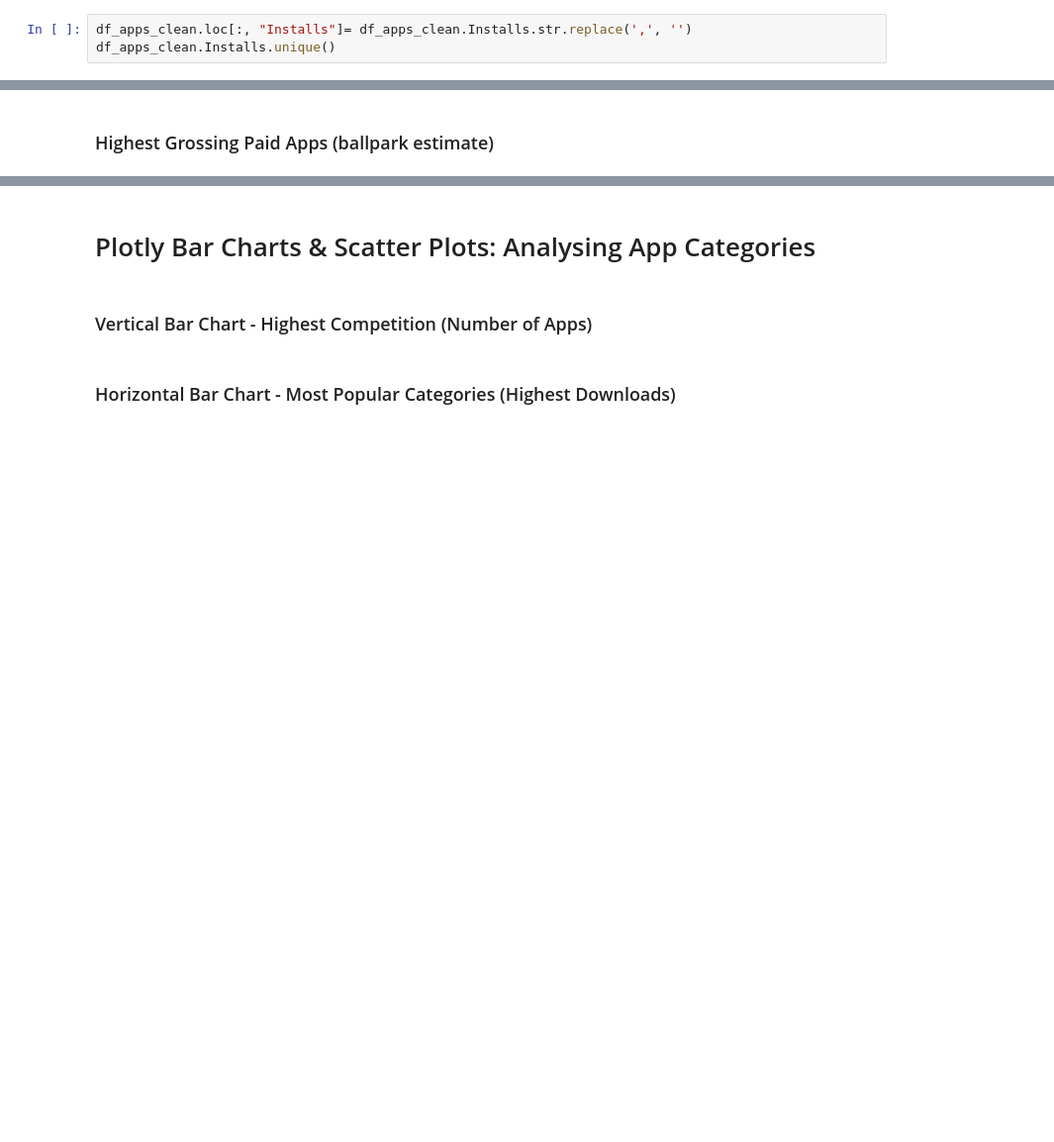
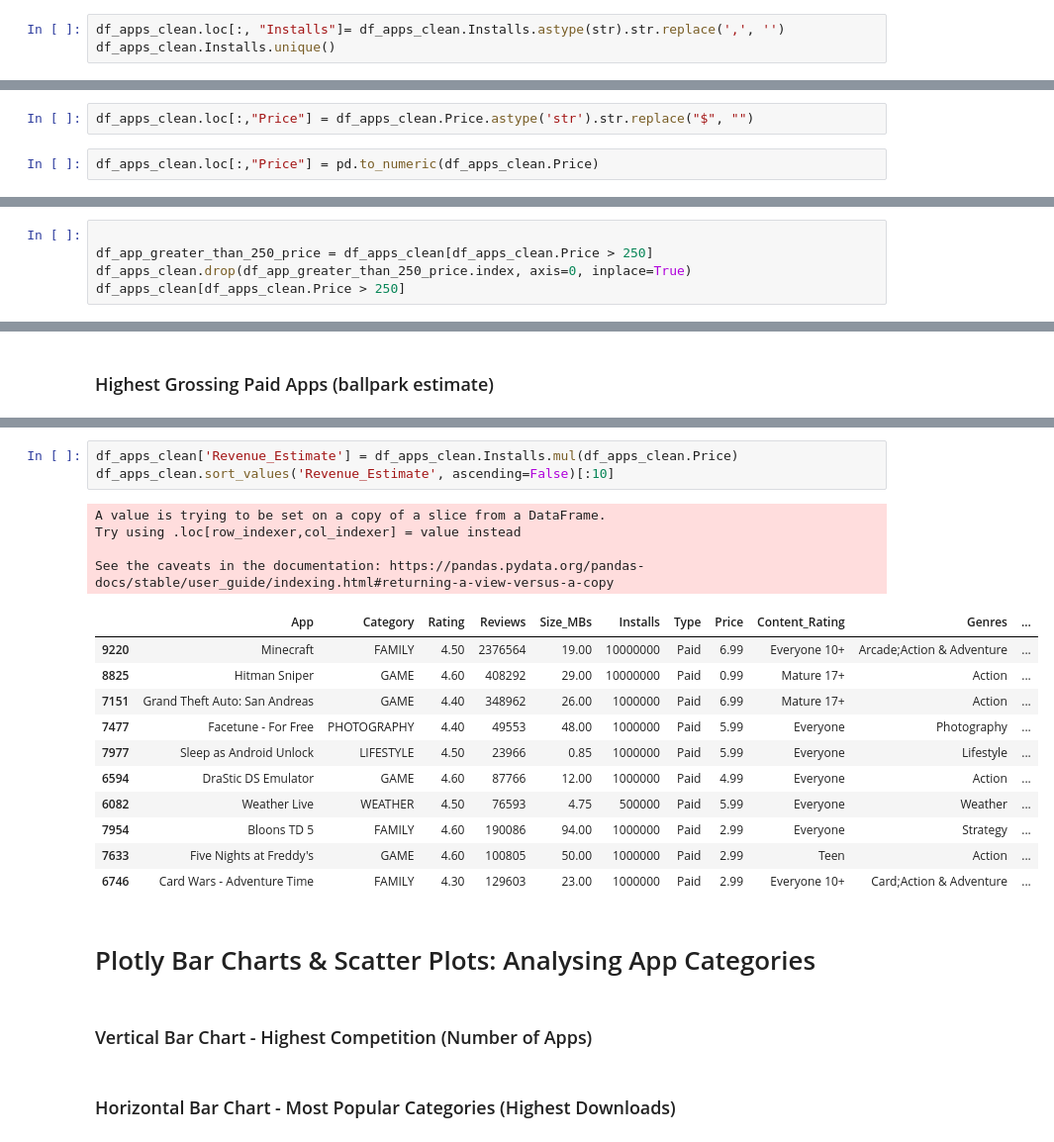
Before and after one commit to shahiddhariwala/google_app_store_data_analysis_visualization, a Jupyter notebook: Google Play Store App Analytics.ipynb, the cells around one changed output, grey strips where cells are left out. Shown at 99% size. Cells and saved outputs as stored; diff of their text form; blank space fills up the shorter version.

Commit message:
Price and Revenue analysis

```diff
--- a/Google Play Store App Analytics.ipynb
+++ b/Google Play Store App Analytics.ipynb
@@ -284,7 +284,7 @@ array(['1', '5', '10', '50', '100', '500', '1,000', '5,000', '10,000',
        '10,000,000', '50,000,000', '100,000,000', '500,000,000',
        '1,000,000,000'], dtype=object)
 # %%
-df_apps_clean.loc[:, "Installs"]= df_apps_clean.Installs.str.replace(',', '')
+df_apps_clean.loc[:, "Installs"]= df_apps_clean.Installs.astype(str).str.replace(',', '')
 df_apps_clean.Installs.unique()
 # %% [output]
 array(['1', '5', '10', '50', '100', '500', '1000', '5000', '10000',
@@ -307,0 +347,4 @@ Add a column called 'Revenue_Estimate' to the DataFrame. This column should hold
+# %%
+df_apps_clean.loc[:,"Price"] = df_apps_clean.Price.astype('str').str.replace("$", "")
+# %%
+df_apps_clean.loc[:,"Price"] = pd.to_numeric(df_apps_clean.Price)
@@ -309,0 +381,5 @@ Add a column called 'Revenue_Estimate' to the DataFrame. This column should hold
+# %%
+
+df_app_greater_than_250_price = df_apps_clean[df_apps_clean.Price > 250]
+df_apps_clean.drop(df_app_greater_than_250_price.index, axis=0, inplace=True)
+df_apps_clean[df_apps_clean.Price > 250]
@@ -312,3 +407,22 @@ Add a column called 'Revenue_Estimate' to the DataFrame. This column should hold
+# %%
+df_apps_clean['Revenue_Estimate'] = df_apps_clean.Installs.mul(df_apps_clean.Price)
+df_apps_clean.sort_values('Revenue_Estimate', ascending=False)[:10]
+# %% [output]
+A value is trying to be set on a copy of a slice from a DataFrame.
+Try using .loc[row_indexer,col_indexer] = value instead
+
+See the caveats in the documentation: https://pandas.pydata.org/pandas-docs/stable/user_guide/indexing.html#returning-a-view-versus-a-copy
+|  | App | Category | Rating | Reviews | Size_MBs | Installs | Type | Price | Content_Rating | Genres | ... |
+| 9220 | Minecraft | FAMILY | 4.50 | 2376564 | 19.00 | 10000000 | Paid | 6.99 | Everyone 10+ | Arcade;Action & Adventure | ... |
+| 8825 | Hitman Sniper | GAME | 4.60 | 408292 | 29.00 | 10000000 | Paid | 0.99 | Mature 17+ | Action | ... |
+| 7151 | Grand Theft Auto: San Andreas | GAME | 4.40 | 348962 | 26.00 | 1000000 | Paid | 6.99 | Mature 17+ | Action | ... |
+| 7477 | Facetune - For Free | PHOTOGRAPHY | 4.40 | 49553 | 48.00 | 1000000 | Paid | 5.99 | Everyone | Photography | ... |
+| 7977 | Sleep as Android Unlock | LIFESTYLE | 4.50 | 23966 | 0.85 | 1000000 | Paid | 5.99 | Everyone | Lifestyle | ... |
+| 6594 | DraStic DS Emulator | GAME | 4.60 | 87766 | 12.00 | 1000000 | Paid | 4.99 | Everyone | Action | ... |
+| 6082 | Weather Live | WEATHER | 4.50 | 76593 | 4.75 | 500000 | Paid | 5.99 | Everyone | Weather | ... |
+| 7954 | Bloons TD 5 | FAMILY | 4.60 | 190086 | 94.00 | 1000000 | Paid | 2.99 | Everyone | Strategy | ... |
+| 7633 | Five Nights at Freddy's | GAME | 4.60 | 100805 | 50.00 | 1000000 | Paid | 2.99 | Teen | Action | ... |
+| 6746 | Card Wars - Adventure Time | FAMILY | 4.30 | 129603 | 23.00 | 1000000 | Paid | 2.99 | Everyone 10+ | Card;Action & Adventure | ... |
 # %% [markdown]
 # Plotly Bar Charts & Scatter Plots: Analysing App Categories
 # %% [markdown]
```
Also changed, not shown: parts of 10 cells of this notebook.
